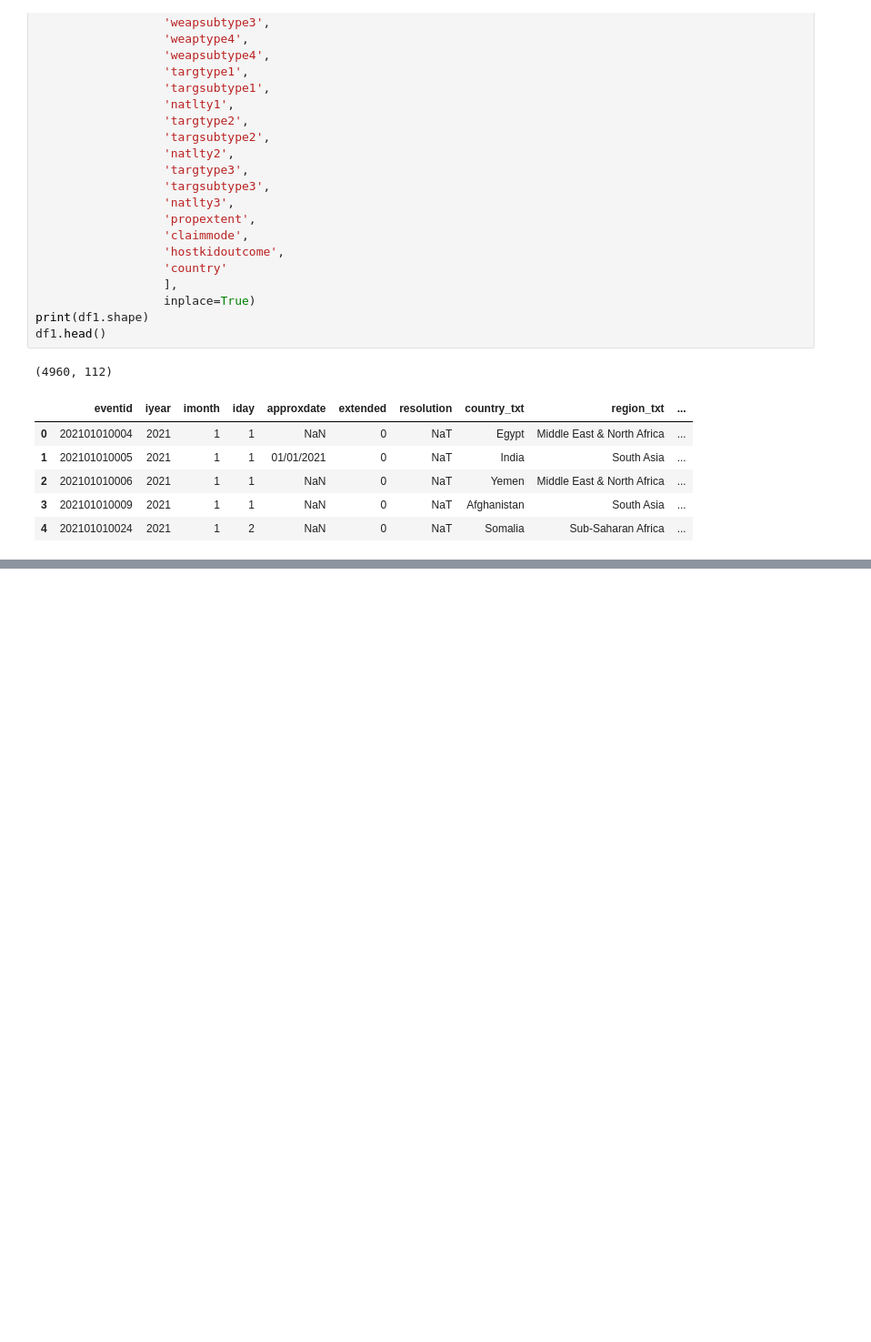
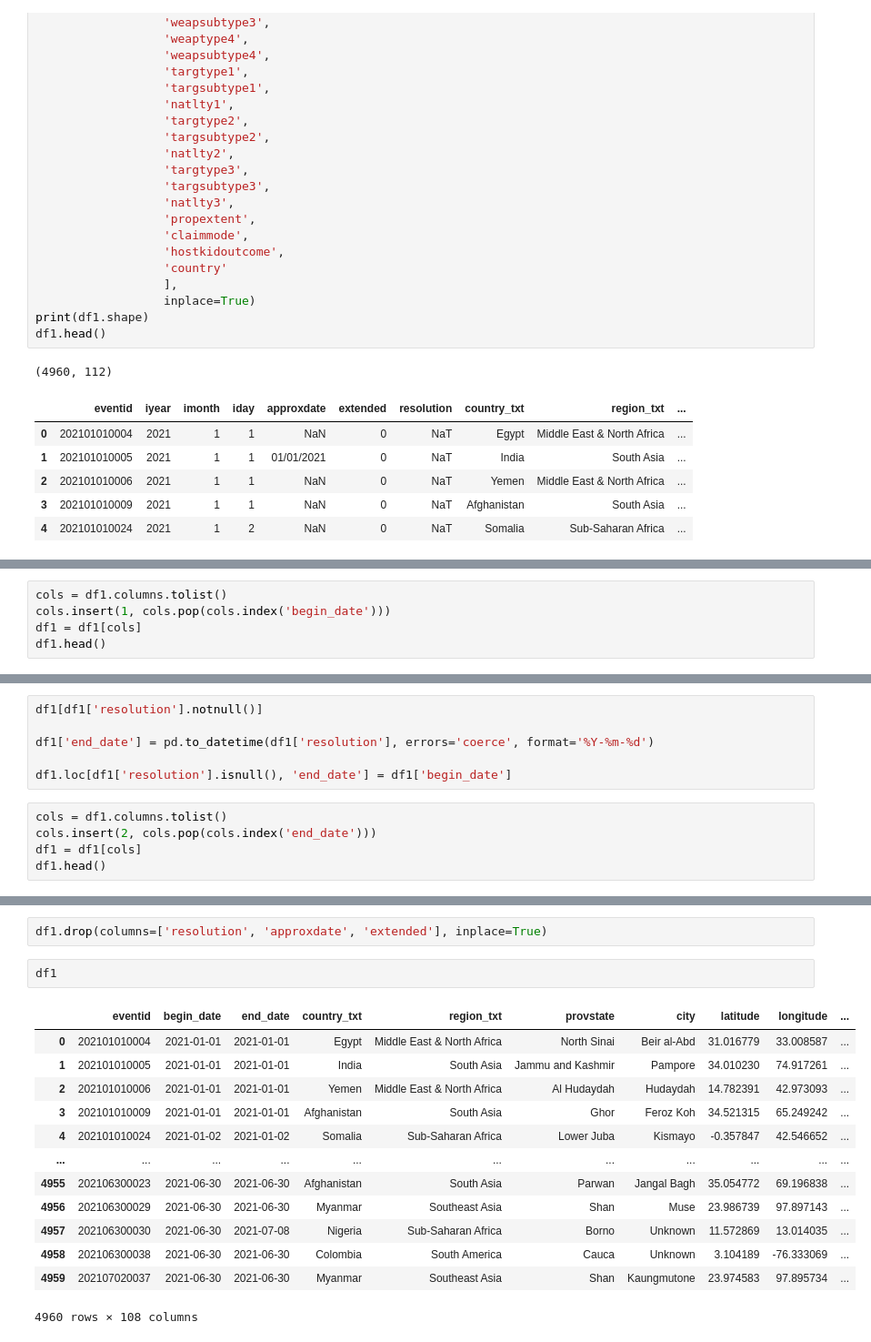
Before and after one commit to ekomlenovic/SecurityDataset, a Jupyter notebook: data_processing.ipynb, the cells around one changed output, grey strips where cells are left out. Shown: that part at 91% size. Drawn from its saved outputs; the diff is of its cells as text; blank space fills up the shorter version.

Commit message:
Cleaning date columns

```diff
--- a/data_processing.ipynb
+++ b/data_processing.ipynb
@@ -146,0 +89,5 @@ df_support.head()
+# %%
+cols = df1.columns.tolist()
+cols.insert(1, cols.pop(cols.index('begin_date')))
+df1 = df1[cols]
+df1.head()
@@ -146,0 +101,11 @@ df_support.head()
+# %%
+df1[df1['resolution'].notnull()]
+
+df1['end_date'] = pd.to_datetime(df1['resolution'], errors='coerce', format='%Y-%m-%d')
+
+df1.loc[df1['resolution'].isnull(), 'end_date'] = df1['begin_date']
+# %%
+cols = df1.columns.tolist()
+cols.insert(2, cols.pop(cols.index('end_date')))
+df1 = df1[cols]
+df1.head()
@@ -146,0 +128,18 @@ df_support.head()
+# %%
+df1.drop(columns=['resolution', 'approxdate', 'extended'], inplace=True)
+# %%
+df1
+# %% [output]
+|  | eventid | begin_date | end_date | country_txt | region_txt | provstate | city | latitude | longitude | ... |
+| 0 | 202101010004 | 2021-01-01 | 2021-01-01 | Egypt | Middle East & North Africa | North Sinai | Beir al-Abd | 31.016779 | 33.008587 | ... |
+| 1 | 202101010005 | 2021-01-01 | 2021-01-01 | India | South Asia | Jammu and Kashmir | Pampore | 34.010230 | 74.917261 | ... |
+| 2 | 202101010006 | 2021-01-01 | 2021-01-01 | Yemen | Middle East & North Africa | Al Hudaydah | Hudaydah | 14.782391 | 42.973093 | ... |
+| 3 | 202101010009 | 2021-01-01 | 2021-01-01 | Afghanistan | South Asia | Ghor | Feroz Koh | 34.521315 | 65.249242 | ... |
+| 4 | 202101010024 | 2021-01-02 | 2021-01-02 | Somalia | Sub-Saharan Africa | Lower Juba | Kismayo | -0.357847 | 42.546652 | ... |
+| ... | ... | ... | ... | ... | ... | ... | ... | ... | ... | ... |
+| 4955 | 202106300023 | 2021-06-30 | 2021-06-30 | Afghanistan | South Asia | Parwan | Jangal Bagh | 35.054772 | 69.196838 | ... |
+| 4956 | 202106300029 | 2021-06-30 | 2021-06-30 | Myanmar | Southeast Asia | Shan | Muse | 23.986739 | 97.897143 | ... |
+| 4957 | 202106300030 | 2021-06-30 | 2021-07-08 | Nigeria | Sub-Saharan Africa | Borno | Unknown | 11.572869 | 13.014035 | ... |
+| 4958 | 202106300038 | 2021-06-30 | 2021-06-30 | Colombia | South America | Cauca | Unknown | 3.104189 | -76.333069 | ... |
+| 4959 | 202107020037 | 2021-06-30 | 2021-06-30 | Myanmar | Southeast Asia | Shan | Kaungmutone | 23.974583 | 97.895734 | ... |
+4960 rows × 108 columns
```
Also changed, not shown: parts of 10 cells of this notebook, 1 other file.
